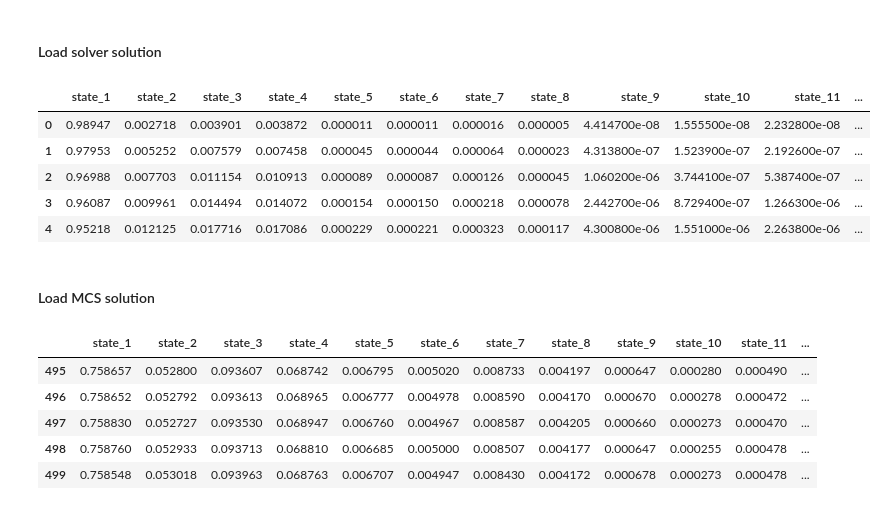
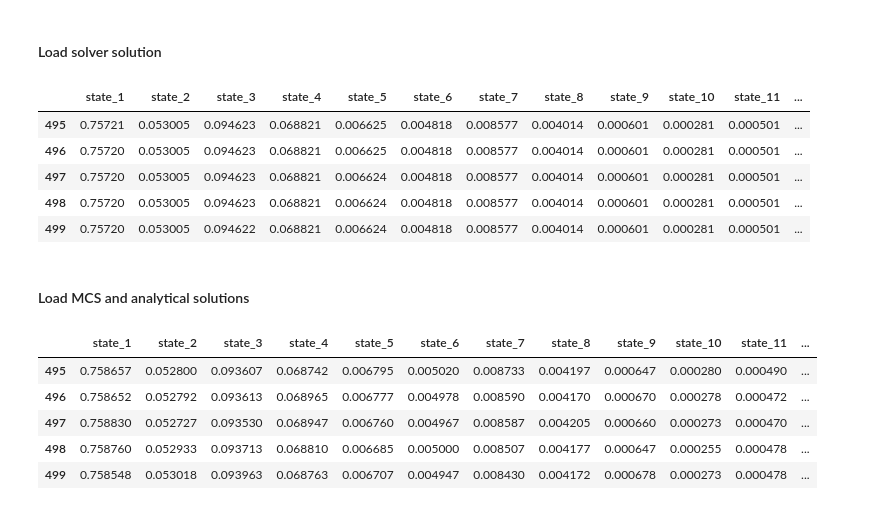
Before and after one commit to zxgcqupt/PINNs4SRA, a Jupyter notebook: medium_homogeneous_CTMC/PINN_for_medium_homo_CTMC_reliability_analysis.ipynb, the cells around one changed output. Saved outputs shown, nothing was run; the diff lists cells and outputs as text; code cells hidden in the pictures.

```diff
--- a/medium_homogeneous_CTMC/PINN_for_medium_homo_CTMC_reliability_analysis.ipynb
+++ b/medium_homogeneous_CTMC/PINN_for_medium_homo_CTMC_reliability_analysis.ipynb
@@ -338,16 +338,16 @@ matlab_solver_solution_df.drop(labels='time', inplace=True, axis = 1)
 # %%
 matlab_solver_solution_df = get_system_performance(matlab_solver_solution_df)
 # %%
-matlab_solver_solution_df.head()
+matlab_solver_solution_df.tail()
 # %% [output]
 |  | state_1 | state_2 | state_3 | state_4 | state_5 | state_6 | state_7 | state_8 | state_9 | state_10 | state_11 | ... |
-| 0 | 0.98947 | 0.002718 | 0.003901 | 0.003872 | 0.000011 | 0.000011 | 0.000016 | 0.000005 | 4.414700e-08 | 1.555500e-08 | 2.232800e-08 | ... |
-| 1 | 0.97953 | 0.005252 | 0.007579 | 0.007458 | 0.000045 | 0.000044 | 0.000064 | 0.000023 | 4.313800e-07 | 1.523900e-07 | 2.192600e-07 | ... |
-| 2 | 0.96988 | 0.007703 | 0.011154 | 0.010913 | 0.000089 | 0.000087 | 0.000126 | 0.000045 | 1.060200e-06 | 3.744100e-07 | 5.387400e-07 | ... |
-| 3 | 0.96087 | 0.009961 | 0.014494 | 0.014072 | 0.000154 | 0.000150 | 0.000218 | 0.000078 | 2.442700e-06 | 8.729400e-07 | 1.266300e-06 | ... |
-| 4 | 0.95218 | 0.012125 | 0.017716 | 0.017086 | 0.000229 | 0.000221 | 0.000323 | 0.000117 | 4.300800e-06 | 1.551000e-06 | 2.263800e-06 | ... |
+| 495 | 0.75721 | 0.053005 | 0.094623 | 0.068821 | 0.006625 | 0.004818 | 0.008577 | 0.004014 | 0.000601 | 0.000281 | 0.000501 | ... |
+| 496 | 0.75720 | 0.053005 | 0.094623 | 0.068821 | 0.006625 | 0.004818 | 0.008577 | 0.004014 | 0.000601 | 0.000281 | 0.000501 | ... |
+| 497 | 0.75720 | 0.053005 | 0.094623 | 0.068821 | 0.006624 | 0.004818 | 0.008577 | 0.004014 | 0.000601 | 0.000281 | 0.000501 | ... |
+| 498 | 0.75720 | 0.053005 | 0.094623 | 0.068821 | 0.006624 | 0.004818 | 0.008577 | 0.004014 | 0.000601 | 0.000281 | 0.000501 | ... |
+| 499 | 0.75720 | 0.053005 | 0.094622 | 0.068821 | 0.006624 | 0.004818 | 0.008577 | 0.004014 | 0.000601 | 0.000281 | 0.000501 | ... |
 # %% [markdown]
-#### Load MCS solution
+#### Load MCS and analytical solutions
 # %%
 MCS_solution_df = pd.read_csv('MCS_homo_example2.4.csv')
 MCS_solution_df.columns = ['time'] + state_column_names
```
Also changed, not shown: parts of 11 cells of this notebook, 6 other files.
